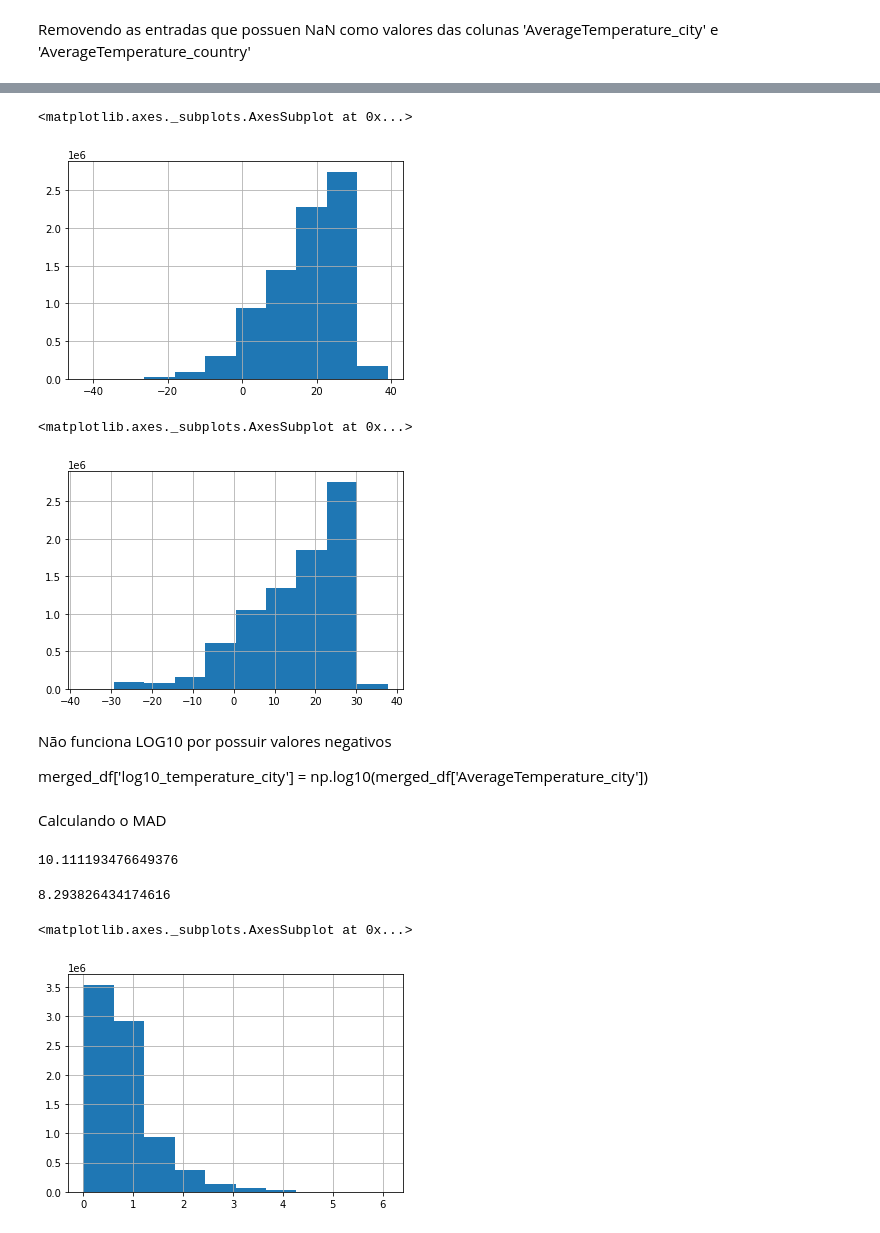
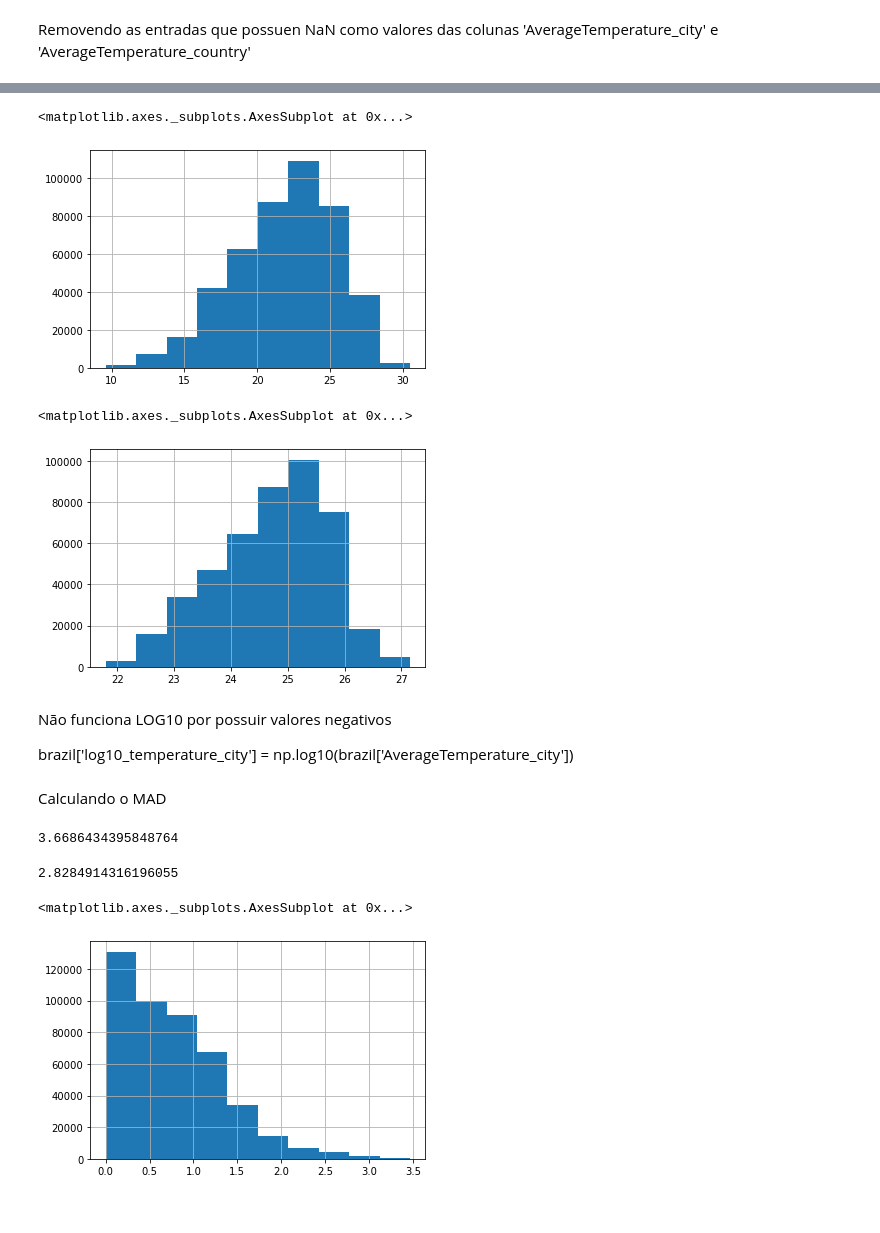
Before and after one commit to acab2/intruducao_ciencia_de_dados, a Jupyter notebook: Climate Change.ipynb, the cells around one changed output, grey strips where cells are left out. Saved outputs shown, nothing was run; the diff lists cells and outputs as text; code cells hidden in the pictures.

Commit message:
Tentando implementar o plot

```diff
--- a/Climate Change.ipynb
+++ b/Climate Change.ipynb
@@ -131,0 +120,3 @@ merged_df.head(10)
+# %%
+brazil = merged_df[merged_df['Country'] == 'Brazil']
+brazil.head(10)
@@ -144,6 +147,6 @@ merged_df[['AverageTemperature_city', 'AverageTemperature_country']].describe()
 # %% [markdown]
 Removendo as entradas que possuen NaN como valores das colunas 'AverageTemperature_city' e 'AverageTemperature_country'
 # %%
-merged_df.dropna(subset=['AverageTemperature_city', 'AverageTemperature_country'], inplace=True)
-len(merged_df)
+brazil.dropna(subset=['AverageTemperature_city', 'AverageTemperature_country'], inplace=True)
+len(brazil)
 # %% [output]
@@ -171,0 +179,12 @@ merged_df[['AverageTemperature_city', 'AverageTemperature_country']]
+# %%
+#brazil['date'] = brazil['dt'].year + brazil['dt'].month
+#brazil.loc[ == some_value]
+# brazil['dt'].dt.date
+
+brazil['year'] = pd.DatetimeIndex(brazil['dt']).year
+brazil['month'] = pd.DatetimeIndex(brazil['dt']).month
+brazil['YYMM'] = brazil['year'].map(str) + "." + brazil['month'].map(str)
+brazil['YYMM']
+
+#brazil['YYMM'] = (pd.DatetimeIndex(brazil['dt']).year)
+#brazil['YYMM']
@@ -171,0 +204,3 @@ merged_df[['AverageTemperature_city', 'AverageTemperature_country']]
+# %%
+brazil['YYMM'] = pd.to_numeric(brazil['YYMM'])
+brazil['YYMM']
@@ -172,32 +241,32 @@ merged_df[['AverageTemperature_city', 'AverageTemperature_country']]
 # %%
-merged_df['AverageTemperature_city'].hist()
+brazil['AverageTemperature_city'].hist()
 # %% [output]
 <matplotlib.axes._subplots.AxesSubplot at 0x...>
-[figure, old version]
+[figure, new version]
 # %%
-merged_df['AverageTemperature_country'].hist()
+brazil['AverageTemperature_country'].hist()
 # %% [output]
 <matplotlib.axes._subplots.AxesSubplot at 0x...>
-[figure, old version]
+[figure, new version]
 # %% [markdown]
 Não funciona LOG10 por possuir valores negativos
 
-merged_df['log10_temperature_city'] = np.log10(merged_df['AverageTemperature_city'])
+brazil['log10_temperature_city'] = np.log10(brazil['AverageTemperature_city'])
 # %% [markdown]
 Calculando o MAD
 # %%
-mad = np.abs(merged_df['AverageTemperature_city'] - merged_df['AverageTemperature_city'].median()).median() * (1/0.6745)
+mad = np.abs(brazil['AverageTemperature_city'] - brazil['AverageTemperature_city'].median()).median() * (1/0.6745)
 mad
 # %% [output]
-10.111193476649376
+3.6686434395848764
 # %%
-mad_pd = merged_df['AverageTemperature_city'].mad()
+mad_pd = brazil['AverageTemperature_city'].mad()
 mad_pd
 # %% [output]
-8.293826434174616
+2.8284914316196055
 # %%
-(np.abs(merged_df['AverageTemperature_city'] - merged_df['AverageTemperature_city'].median())/mad).hist()
+(np.abs(brazil['AverageTemperature_city'] - brazil['AverageTemperature_city'].median())/mad).hist()
 # %% [output]
 <matplotlib.axes._subplots.AxesSubplot at 0x...>
-[figure, old version]
+[figure, new version]
 # %%
```
Also changed, not shown: parts of 14 cells of this notebook.
